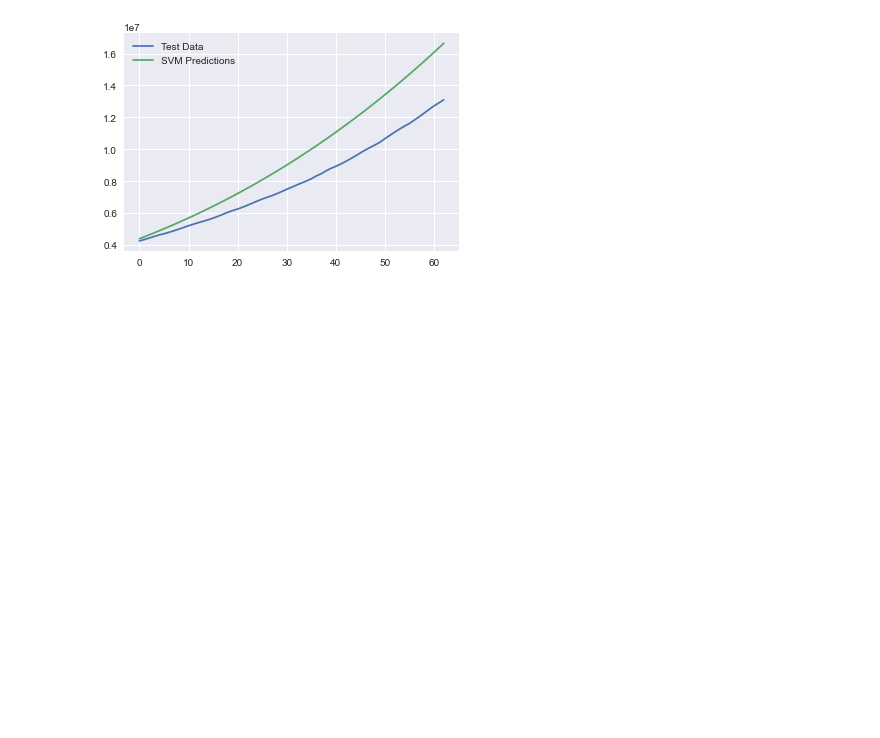
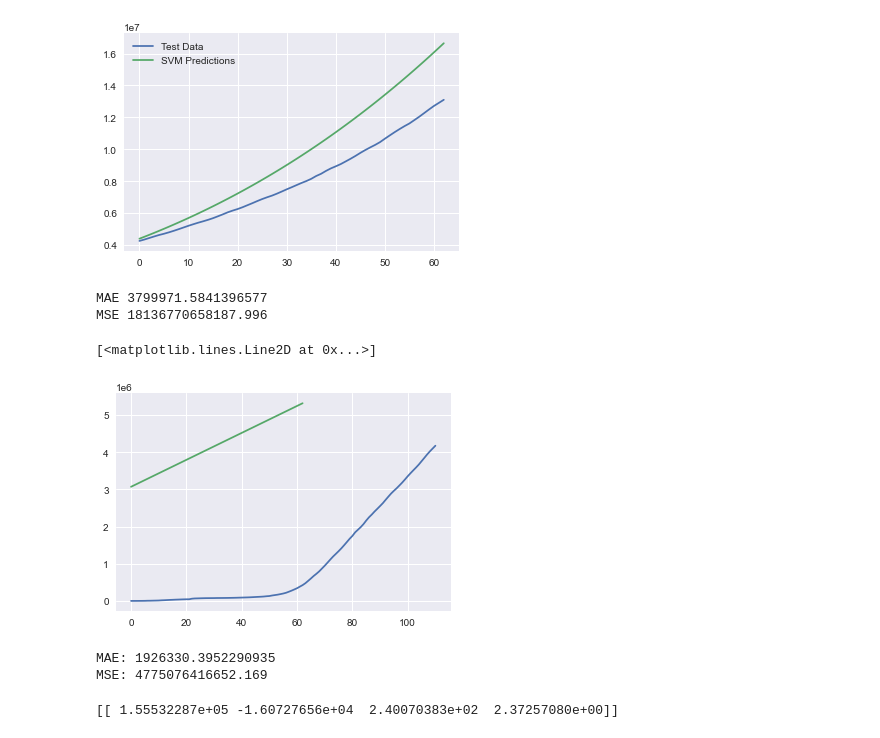
Before and after one commit to prasaddrane/Thesis, a Jupyter notebook: Coronavirus_Predictions_LinerRegression.ipynb, the cells around one changed output. Cells and saved outputs as stored; diff of their text form; code cells hidden in the pictures; blank space fills up the shorter version.

Commit message:
Found out Polynomial Regression Co-Efficient and Plotter Linear Regression for Virus Scale

```diff
--- a/Coronavirus_Predictions_LinerRegression.ipynb
+++ b/Coronavirus_Predictions_LinerRegression.ipynb
@@ -401,9 +402,17 @@ MSE: 3813889111200.643
 
 from sklearn.linear_model import LinearRegression
 linear_model = LinearRegression(normalize=True, fit_intercept=True)
-X_train, X_test, y_train, y_test = train_test_split(X, y, test_size=0.33, random_state=42)
 linear_model.fit(X_train_confirmed, y_train_confirmed)
 test_linear_pred = linear_model.predict(X_test_confirmed)
 linear_pred = linear_model.predict(future_forecaste)
 print('MAE', mean_absolute_error(test_linear_pred, y_test_confirmed))
 print('MSE', mean_squared_error(test_linear_pred, y_test_confirmed))
+# %% [output]
+MAE 3799971.5841396577
+MSE 18136770658187.996
+# %%
+plt.plot(y_train_confirmed)
+plt.plot(test_linear_pred)
+# %% [output]
+[<matplotlib.lines.Line2D at 0x...>]
+[figure, added]
@@ -409,0 +431,18 @@ print('MSE', mean_squared_error(test_linear_pred, y_test_confirmed))
+# %%
+#Actual Polynomial Regression
+
+linear_model = LinearRegression(normalize=True, fit_intercept=False)
+linear_model.fit(poly_X_train_confirmed, y_train_confirmed)
+test_linear_pred = linear_model.predict(poly_X_test_confirmed)
+linear_pred = linear_model.predict(poly_future_forcast)
+print('MAE:', mean_absolute_error(test_linear_pred, y_test_confirmed))
+print('MSE:',mean_squared_error(test_linear_pred, y_test_confirmed))
+# %% [output]
+MAE: 1926330.3952290935
+MSE: 4775076416652.169
+# %%
+#Printing Polynomial Co-efficient
+
+print(linear_model.coef_)
+# %% [output]
+[[ 1.55532287e+05 -1.60727656e+04  2.40070383e+02  2.37257080e+00]]
```
Also changed, not shown: parts of 2 cells of this notebook.
